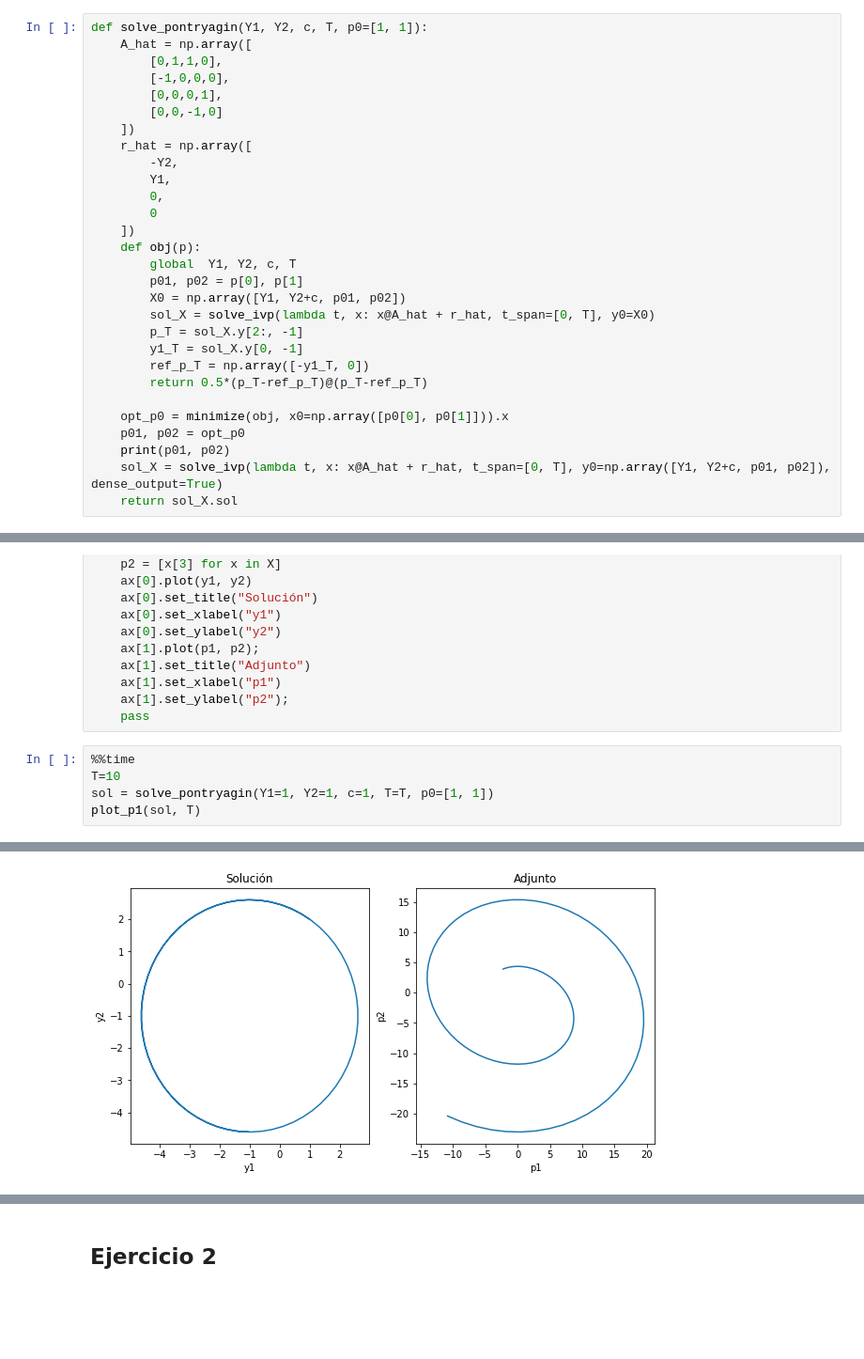
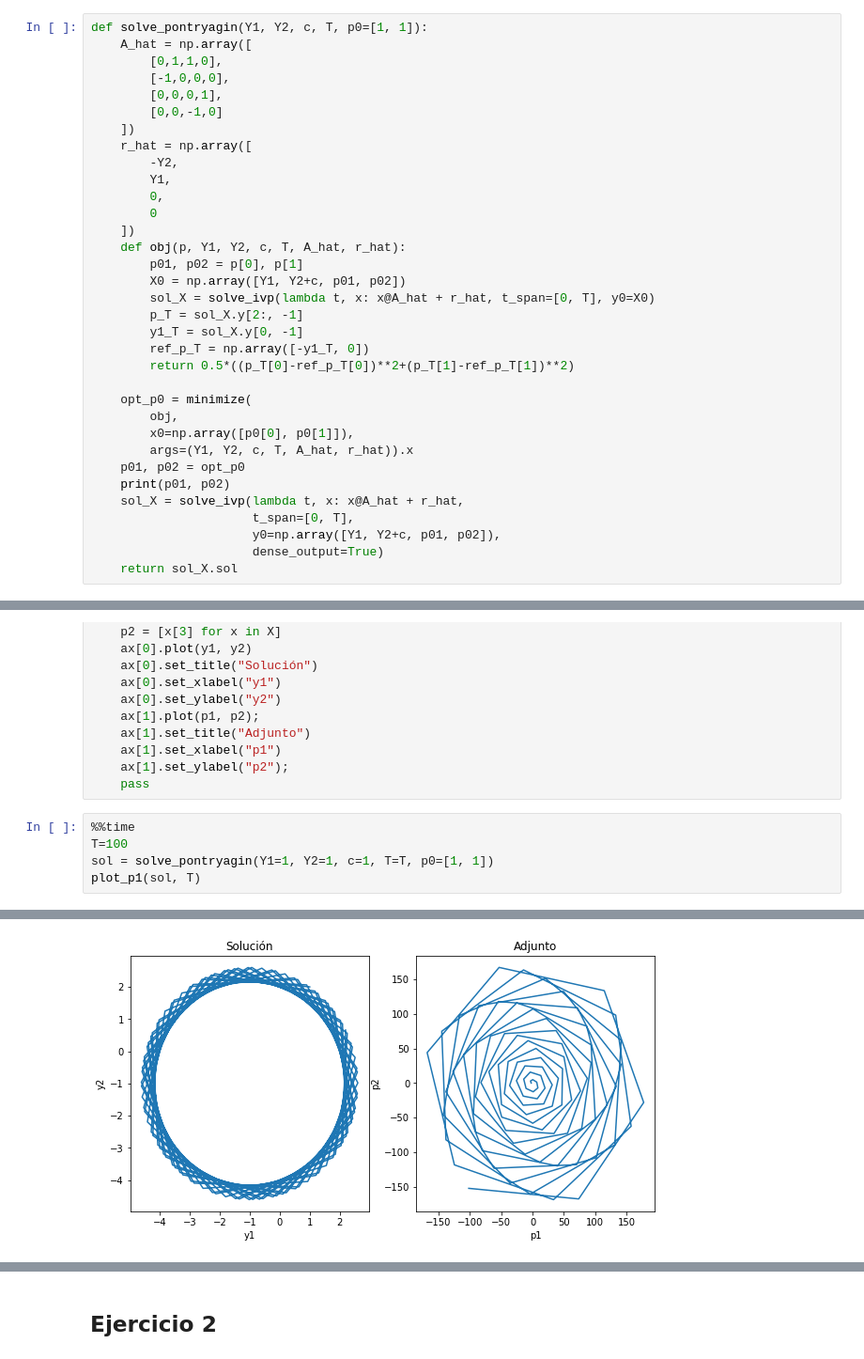
Before and after one commit to furrutiav/MA4703, a Jupyter notebook: lab4/enunciado_lab_4.ipynb, the cells around one changed output, grey strips where cells are left out. Shown: that part at 94% size. Cells and saved outputs as stored; diff of their text form; blank space fills up the shorter version.

```diff
--- a/lab4/enunciado_lab_4.ipynb
+++ b/lab4/enunciado_lab_4.ipynb
@@ -55,20 +59,25 @@ def solve_pontryagin(Y1, Y2, c, T, p0=[1, 1]):
         0,
         0
     ])
-    def obj(p):
-        global  Y1, Y2, c, T
+    def obj(p, Y1, Y2, c, T, A_hat, r_hat):
         p01, p02 = p[0], p[1]
         X0 = np.array([Y1, Y2+c, p01, p02])
         sol_X = solve_ivp(lambda t, x: x@A_hat + r_hat, t_span=[0, T], y0=X0)
         p_T = sol_X.y[2:, -1]
         y1_T = sol_X.y[0, -1]
         ref_p_T = np.array([-y1_T, 0])
-        return 0.5*(p_T-ref_p_T)@(p_T-ref_p_T)
+        return 0.5*((p_T[0]-ref_p_T[0])**2+(p_T[1]-ref_p_T[1])**2)
 
-    opt_p0 = minimize(obj, x0=np.array([p0[0], p0[1]])).x
+    opt_p0 = minimize(
+        obj,
+        x0=np.array([p0[0], p0[1]]),
+        args=(Y1, Y2, c, T, A_hat, r_hat)).x
     p01, p02 = opt_p0
     print(p01, p02)
-    sol_X = solve_ivp(lambda t, x: x@A_hat + r_hat, t_span=[0, T], y0=np.array([Y1, Y2+c, p01, p02]), dense_output=True)
+    sol_X = solve_ivp(lambda t, x: x@A_hat + r_hat,
+                      t_span=[0, T],
+                      y0=np.array([Y1, Y2+c, p01, p02]),
+                      dense_output=True)
     return sol_X.sol
 # %%
 from matplotlib import pyplot as plt
@@ -92,7 +101,7 @@ def plot_p1(sol, T):
     pass
 # %%
 %%time
-T=10
+T=100
 sol = solve_pontryagin(Y1=1, Y2=1, c=1, T=T, p0=[1, 1])
 plot_p1(sol, T)
 # %% [output]
@@ -101,3 +110,3 @@ Wall time: 93.8 ms
-[figure, old version]
+[figure, new version]
 # %%
 %%time
```
Also changed, not shown: parts of 12 cells of this notebook, 2 other files.
